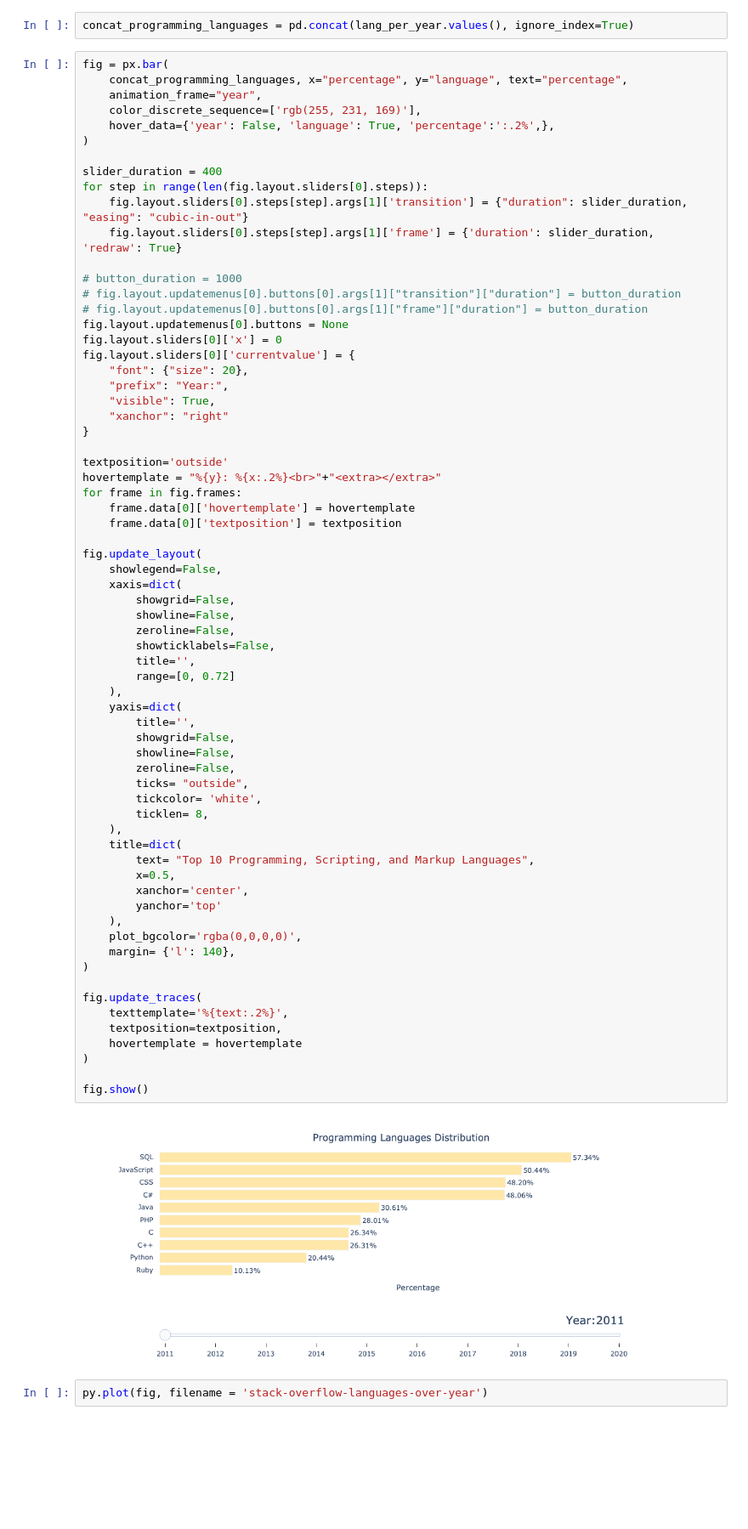
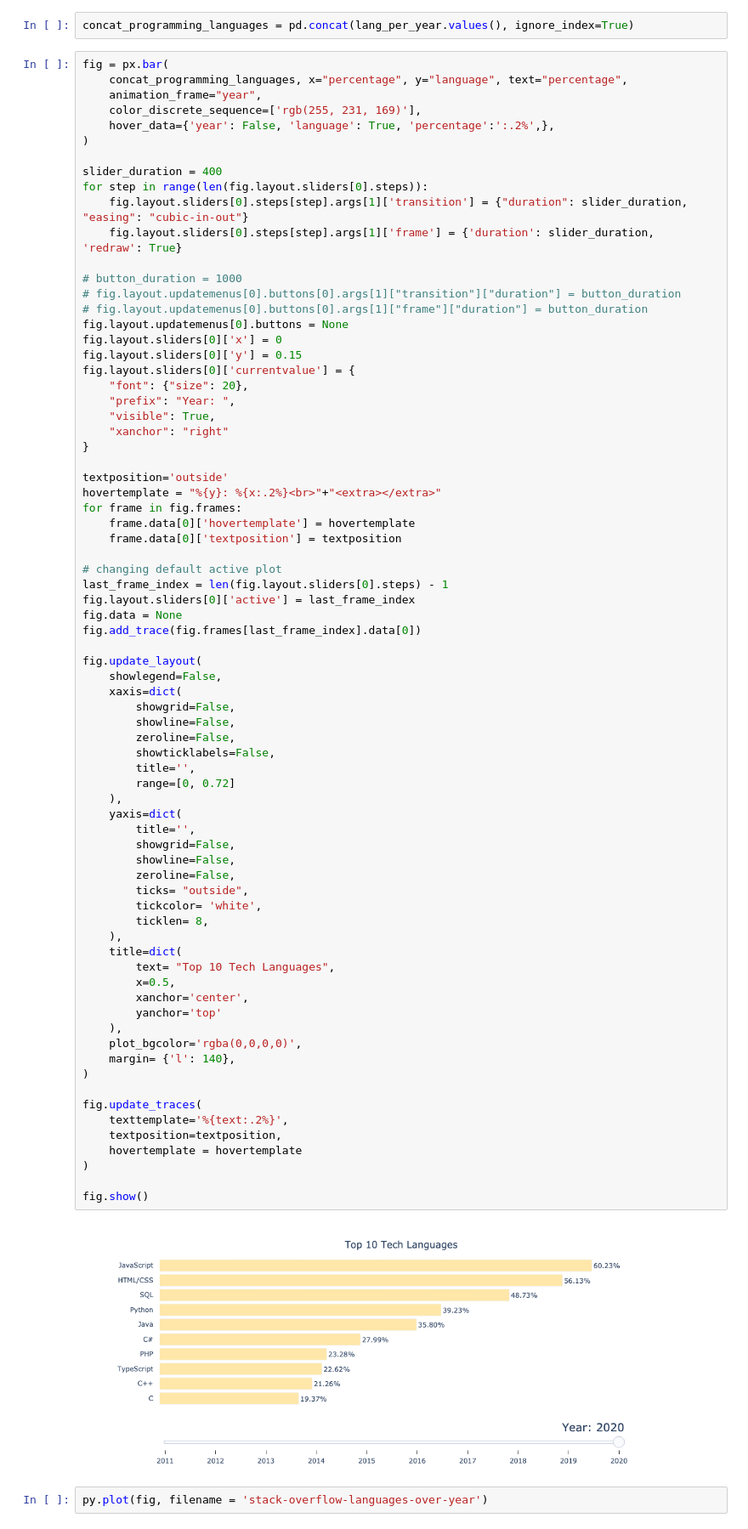
Before and after one commit to IsmaelMasharo/stack-overflow-survey-analysis, a Jupyter notebook: programming_languages_eda.ipynb, the cells around one changed output. Shown: that part at 85% size. Saved outputs shown, nothing was run; the diff lists cells and outputs as text; blank space fills up the shorter version.

Commit message:
changing default active plot to 2020

```diff
--- a/programming_languages_eda.ipynb
+++ b/programming_languages_eda.ipynb
@@ -132,9 +132,10 @@ for step in range(len(fig.layout.sliders[0].steps)):
 # fig.layout.updatemenus[0].buttons[0].args[1]["frame"]["duration"] = button_duration
 fig.layout.updatemenus[0].buttons = None
 fig.layout.sliders[0]['x'] = 0
+fig.layout.sliders[0]['y'] = 0.15
 fig.layout.sliders[0]['currentvalue'] = {
     "font": {"size": 20},
-    "prefix": "Year:",
+    "prefix": "Year: ",
     "visible": True,
     "xanchor": "right"
 }
@@ -144,6 +145,12 @@ hovertemplate = "%{y}: %{x:.2%}<br>"+"<extra></extra>"
 for frame in fig.frames:
     frame.data[0]['hovertemplate'] = hovertemplate
     frame.data[0]['textposition'] = textposition
+
+# changing default active plot
+last_frame_index = len(fig.layout.sliders[0].steps) - 1
+fig.layout.sliders[0]['active'] = last_frame_index
+fig.data = None
+fig.add_trace(fig.frames[last_frame_index].data[0])
 
 fig.update_layout(
     showlegend=False,
@@ -154,35 +161,35 @@ fig.update_layout(
         showticklabels=False,
         title='',
         range=[0, 0.72]
     ),
     yaxis=dict(
         title='',
         showgrid=False,
         showline=False,
         zeroline=False,
         ticks= "outside",
         tickcolor= 'white',
         ticklen= 8,
     ),
     title=dict(
-        text= "Top 10 Programming, Scripting, and Markup Languages",
+        text= "Top 10 Tech Languages",
         x=0.5,
         xanchor='center',
         yanchor='top'
     ),
     plot_bgcolor='rgba(0,0,0,0)',
     margin= {'l': 140},
 )
 
 fig.update_traces(
     texttemplate='%{text:.2%}',
     textposition=textposition,
     hovertemplate = hovertemplate
 )
 
 fig.show()
 # %% [output]
-[figure, old version]
+[figure, new version]
 # %%
 py.plot(fig, filename = 'stack-overflow-languages-over-year')
 # %% [output]
```
Also changed, not shown: 1 other file.
